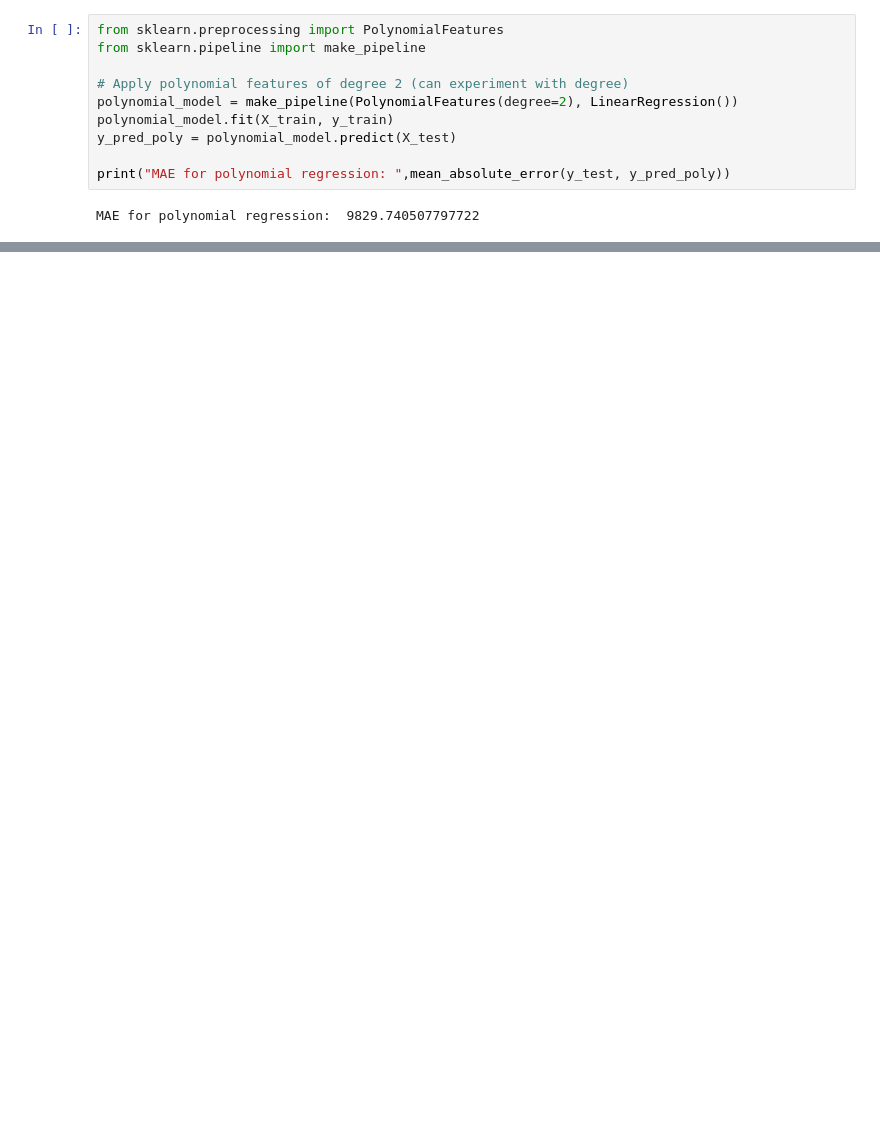
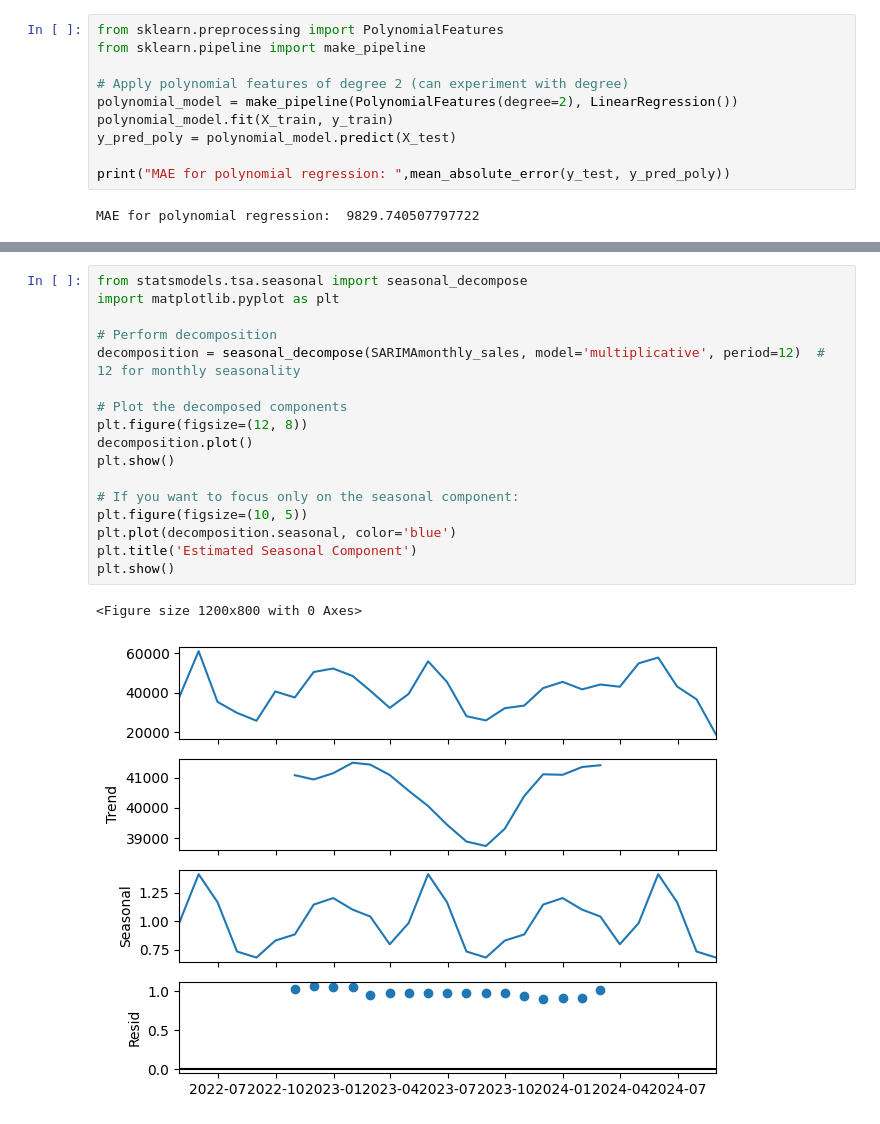
Before and after one commit to rachit-ranka/astrPredictionModel, a Jupyter notebook: astrvenv/predictionModel.ipynb, the cells around one changed output, grey strips where cells are left out. Cells and saved outputs as stored; diff of their text form; blank space fills up the shorter version.

```diff
--- a/astrvenv/predictionModel.ipynb
+++ b/astrvenv/predictionModel.ipynb
@@ -157,0 +348,20 @@ OOB Score: 0.4401947440741283
+# %%
+from statsmodels.tsa.seasonal import seasonal_decompose
+import matplotlib.pyplot as plt
+
+# Perform decomposition
+decomposition = seasonal_decompose(SARIMAmonthly_sales, model='multiplicative', period=12)  # 12 for monthly seasonality
+
+# Plot the decomposed components
+plt.figure(figsize=(12, 8))
+decomposition.plot()
+plt.show()
+
+# If you want to focus only on the seasonal component:
+plt.figure(figsize=(10, 5))
+plt.plot(decomposition.seasonal, color='blue')
+plt.title('Estimated Seasonal Component')
+plt.show()
+# %% [output]
+<Figure size 1200x800 with 0 Axes>
+[figure, added]
```
Also changed, not shown: parts of 27 cells of this notebook, 6 other files.
